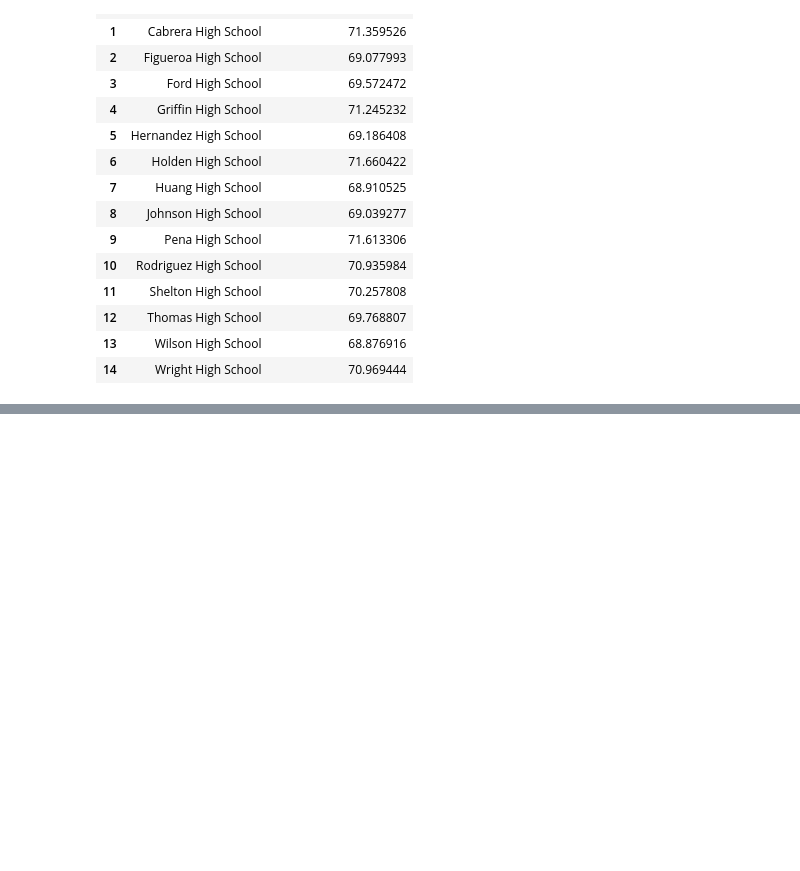
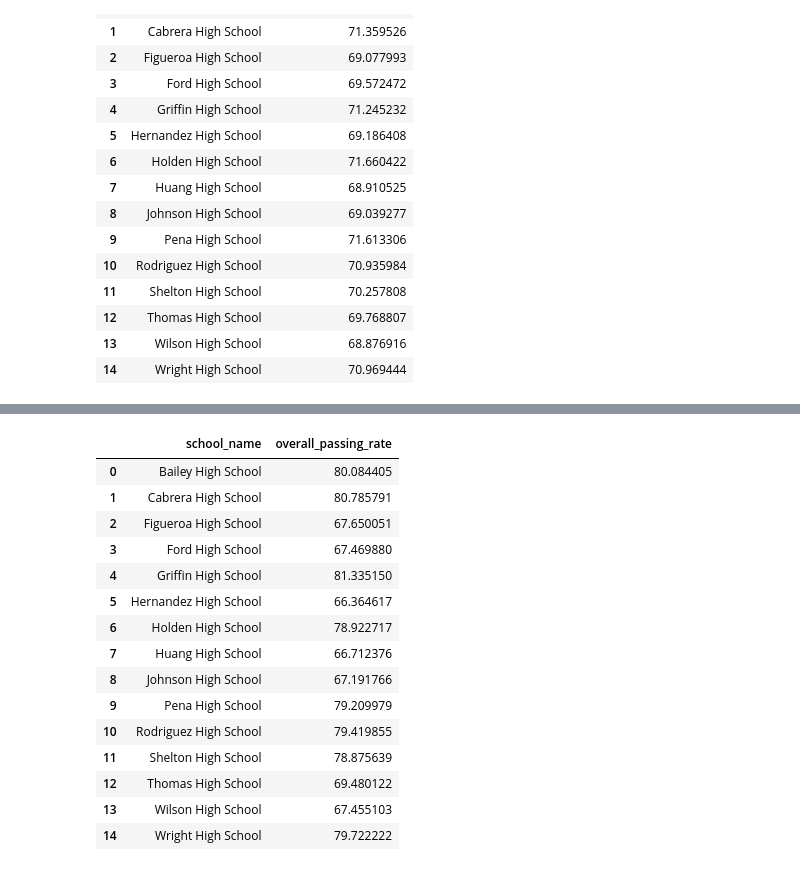
Before and after one commit to yslavcom-code/pandas-challenge, a Jupyter notebook: report.ipynb, the cells around one changed output, grey strips where cells are left out. Saved outputs shown, nothing was run; the diff lists cells and outputs as text; code cells hidden in the pictures; blank space fills up the shorter version.

```diff
--- a/report.ipynb
+++ b/report.ipynb
@@ -285,0 +283,19 @@ school_passing_reading
+# %%
+school_overall_passing_rate
+# %% [output]
+|  | school_name | overall_passing_rate |
+| 0 | Bailey High School | 80.084405 |
+| 1 | Cabrera High School | 80.785791 |
+| 2 | Figueroa High School | 67.650051 |
+| 3 | Ford High School | 67.469880 |
+| 4 | Griffin High School | 81.335150 |
+| 5 | Hernandez High School | 66.364617 |
+| 6 | Holden High School | 78.922717 |
+| 7 | Huang High School | 66.712376 |
+| 8 | Johnson High School | 67.191766 |
+| 9 | Pena High School | 79.209979 |
+| 10 | Rodriguez High School | 79.419855 |
+| 11 | Shelton High School | 78.875639 |
+| 12 | Thomas High School | 69.480122 |
+| 13 | Wilson High School | 67.455103 |
+| 14 | Wright High School | 79.722222 |
```
Also changed, not shown: parts of 5 cells of this notebook.
